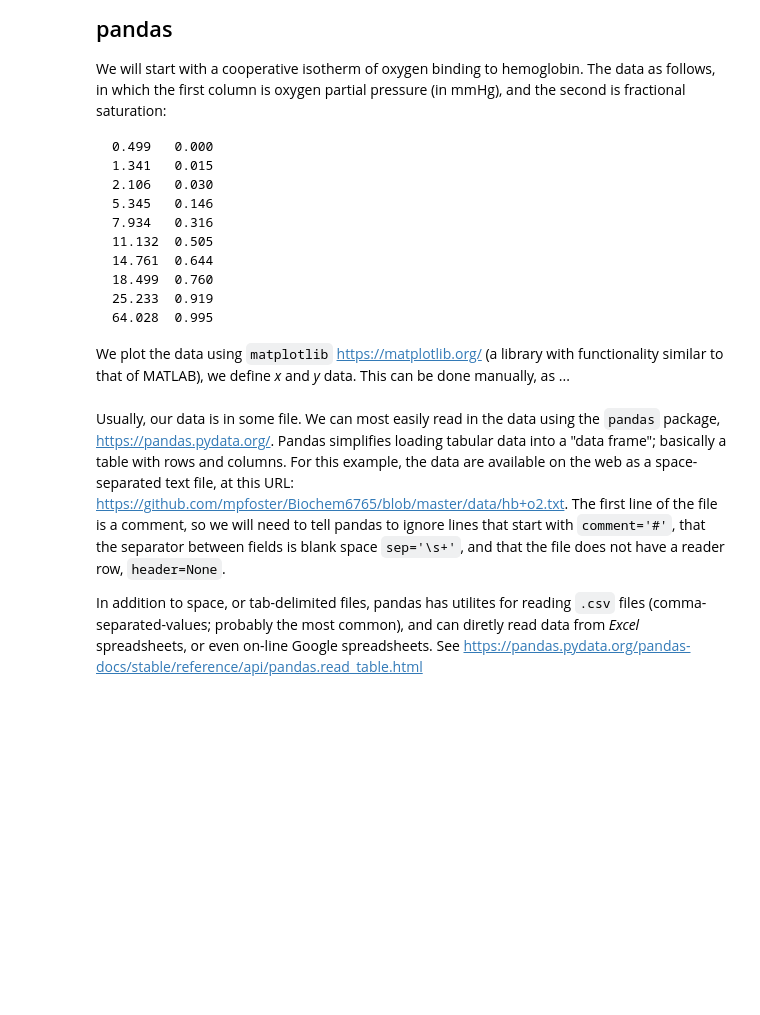
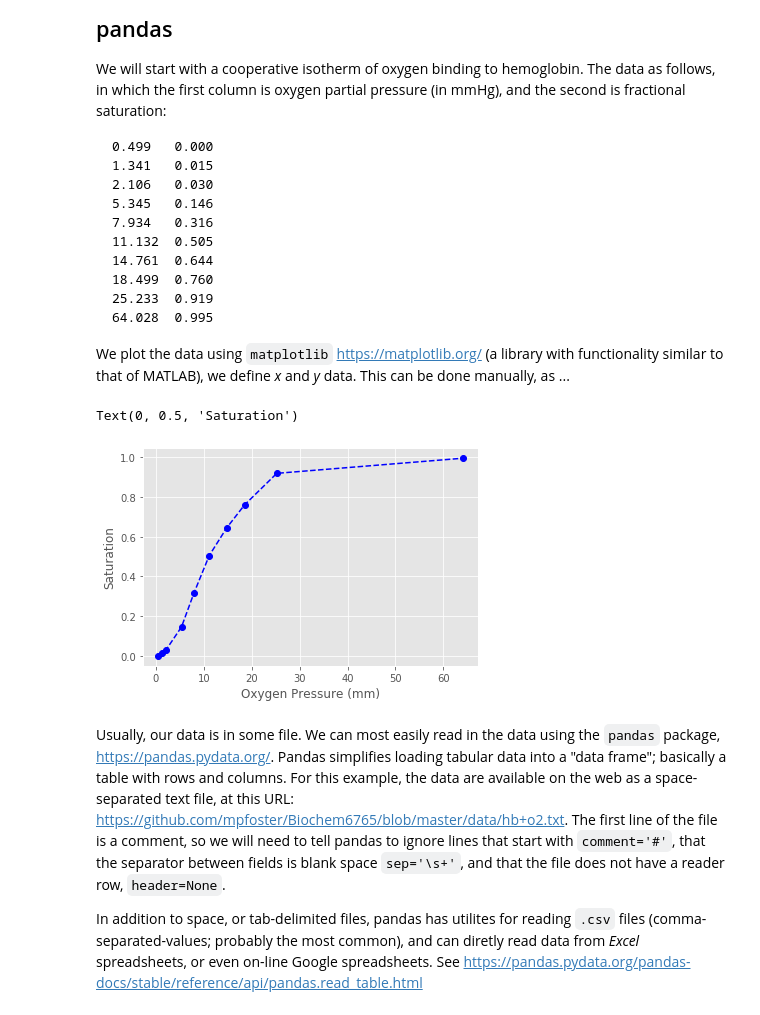
Before and after one commit to mpfoster/Biochem6765, a Jupyter notebook: Intro_plotting_fitting_python_6765.ipynb, the cells around one changed output. Drawn from its saved outputs; the diff is of its cells as text; code cells hidden in the pictures; blank space fills up the shorter version.

```diff
--- a/Intro_plotting_fitting_python_6765.ipynb
+++ b/Intro_plotting_fitting_python_6765.ipynb
@@ -26,15 +26,20 @@ We plot the data using `matplotlib` https://matplotlib.org/ (a library with func
 # %%
 # import matplotlib library for MATLAB-like plotting
 import matplotlib.pyplot as plt  # this library has the plotting tools
+%matplotlib inline
+plt.style.use('ggplot')
 # enter the data manually
 x = [0.499,  1.341,  2.106,  5.345,  7.934,  11.132,  14.761,  18.499,  25.233,
      64.028]
 y = [0.0, 0.015, 0.03, 0.146, 0.316, 0.505, 0.644, 0.76, 0.919, 0.995]
 # then plot the data:
 plt.plot(x,y, 'bo--') # 'bo--' means *b*lue 'o's and dashes
 plt.xlabel('Oxygen Pressure (mm)')
 plt.ylabel('Saturation')
 #import numpy as np
+# %% [output]
+Text(0, 0.5, 'Saturation')
+[figure, added]
 # %% [markdown]
 Usually, our data is in some file. We can most easily read in the data using the `pandas` package, https://pandas.pydata.org/. Pandas simplifies loading tabular data into a "data frame"; basically a table with rows and columns. For this example, the data are available on the web as a space-separated text file, at this URL: https://github.com/mpfoster/Biochem6765/blob/master/data/hb+o2.txt. The first line of the file is a comment, so we will need to tell pandas to ignore lines that start with `comment='#'`, that the separator between fields is blank space `sep='\s+'`, and that the file does not have a reader row, `header=None`.
 
```
Also changed, not shown: parts of 17 cells of this notebook.
